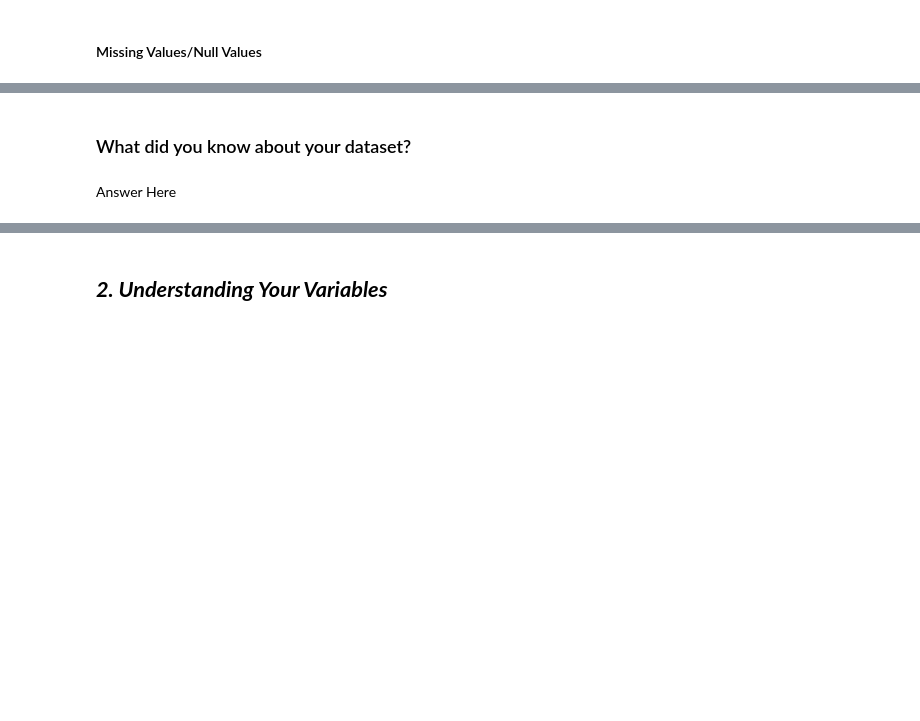
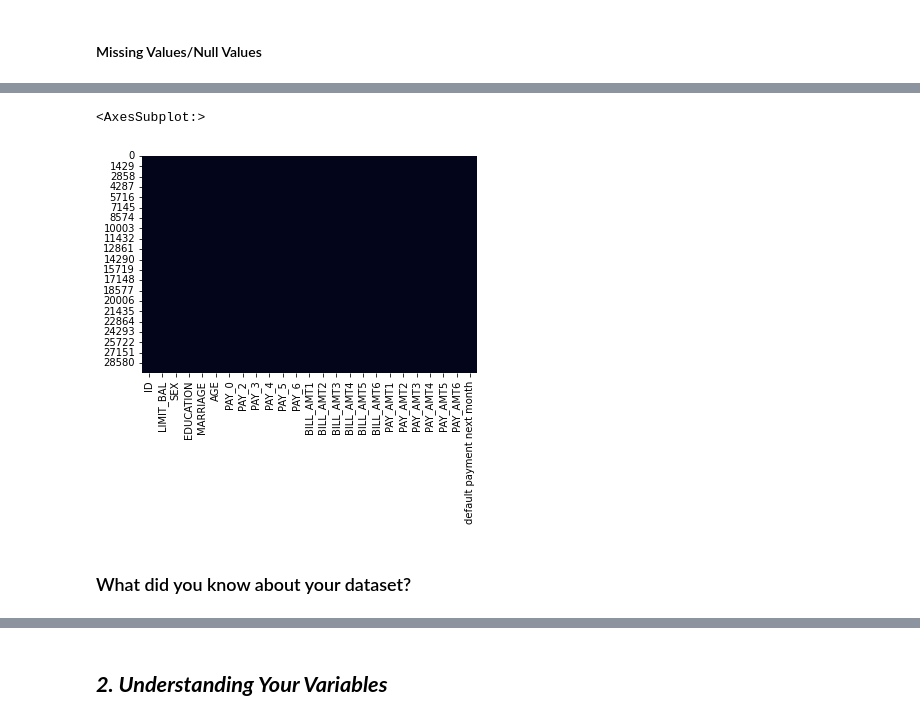
Before and after one commit to kumareshvj/Machine-learing-classification, a Jupyter notebook: Default_of_credit_card_clients.ipynb, the cells around one changed output, grey strips where cells are left out. Cells and saved outputs as stored; diff of their text form; code cells hidden in the pictures; blank space fills up the shorter version.

```diff
--- a/Default_of_credit_card_clients.ipynb
+++ b/Default_of_credit_card_clients.ipynb
@@ -127,6 +169,8 @@ df.shape
 # %%
 # Visualizing the missing values
+sns.heatmap(df.isnull(),cbar = False)
+# %% [output]
+<AxesSubplot:>
+[figure, added]
 # %% [markdown]
 ### What did you know about your dataset?
-# %% [markdown]
-Answer Here
```
Also changed, not shown: parts of 9 cells of this notebook.
